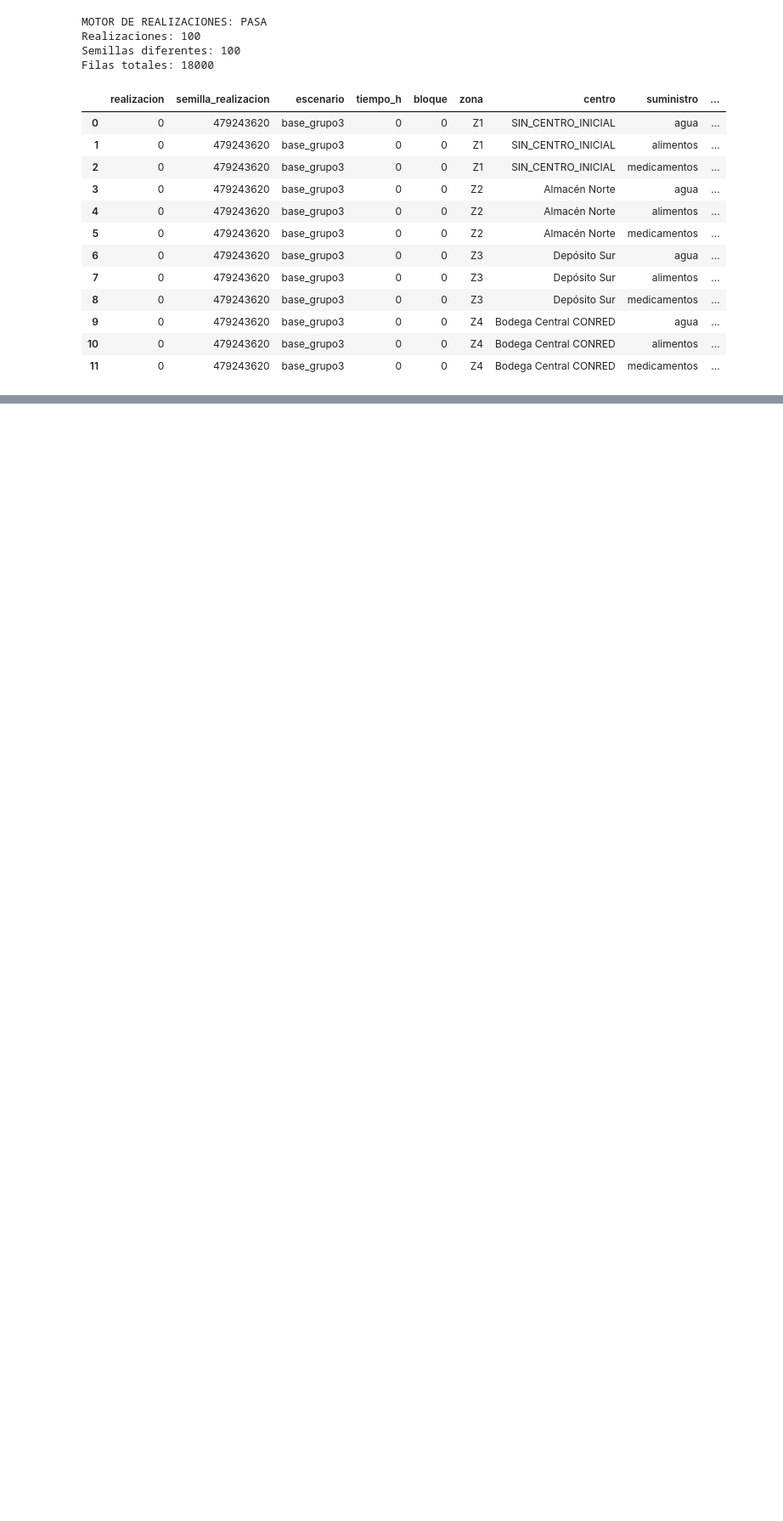
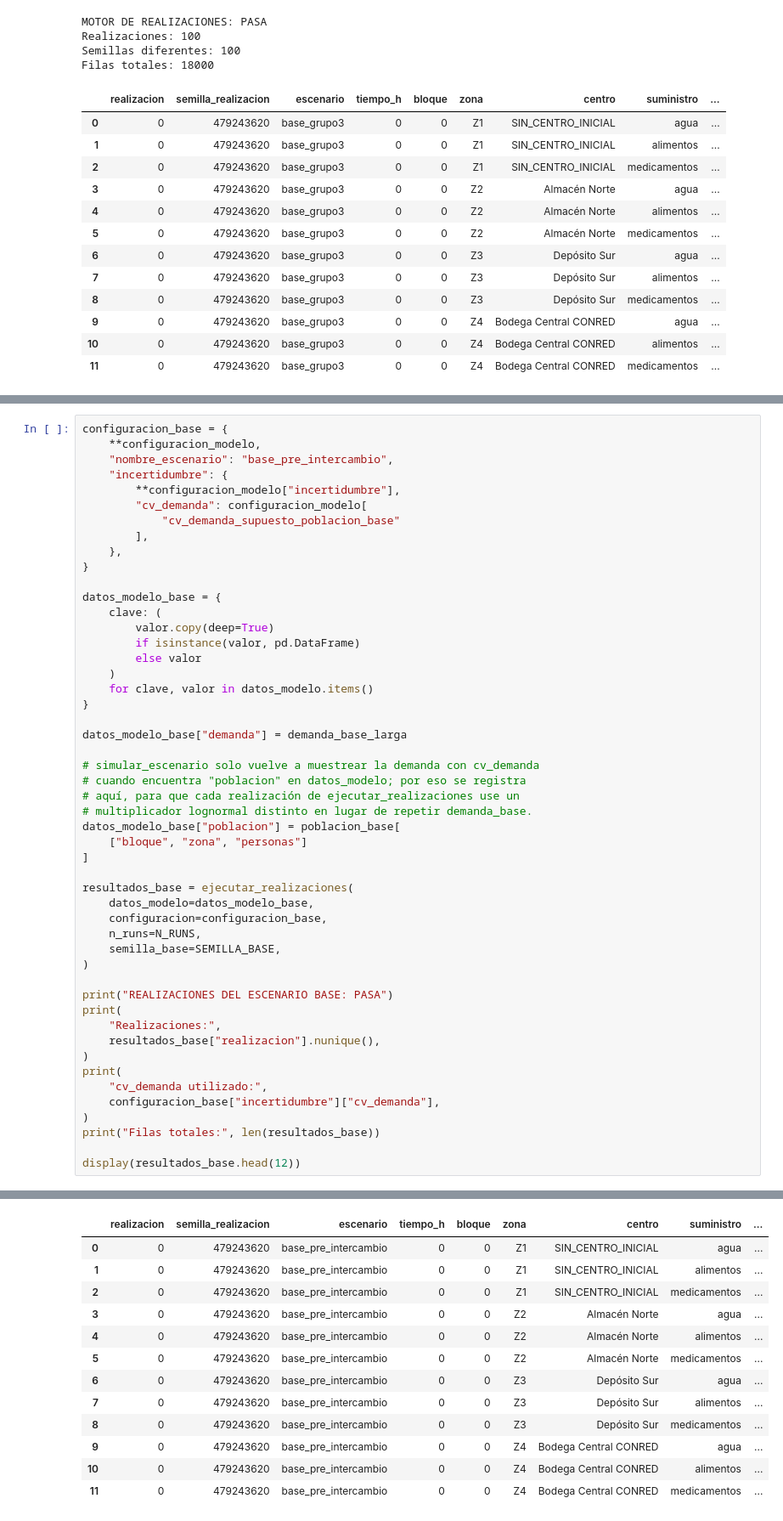
Before and after one commit to Isabella1911/MS-Examen-Practico-grupo-3, a Jupyter notebook: grupo3_cadena_suministro.ipynb, the cells around one changed output, grey strips where cells are left out. Shown at 85% size. Cells and saved outputs as stored; diff of their text form; blank space fills up the shorter version.

```diff
--- a/grupo3_cadena_suministro.ipynb
+++ b/grupo3_cadena_suministro.ipynb
@@ -4149,0 +4310,51 @@ Filas totales: 18000
+# %%
+configuracion_base = {
+    **configuracion_modelo,
+    "nombre_escenario": "base_pre_intercambio",
+    "incertidumbre": {
+        **configuracion_modelo["incertidumbre"],
+        "cv_demanda": configuracion_modelo[
+            "cv_demanda_supuesto_poblacion_base"
+        ],
+    },
+}
+
+datos_modelo_base = {
+    clave: (
+        valor.copy(deep=True)
+        if isinstance(valor, pd.DataFrame)
+        else valor
+    )
+    for clave, valor in datos_modelo.items()
+}
+
+datos_modelo_base["demanda"] = demanda_base_larga
+
+# simular_escenario solo vuelve a muestrear la demanda con cv_demanda
+# cuando encuentra "poblacion" en datos_modelo; por eso se registra
+# aquí, para que cada realización de ejecutar_realizaciones use un
+# multiplicador lognormal distinto en lugar de repetir demanda_base.
+datos_modelo_base["poblacion"] = poblacion_base[
+    ["bloque", "zona", "personas"]
+]
+
+resultados_base = ejecutar_realizaciones(
+    datos_modelo=datos_modelo_base,
+    configuracion=configuracion_base,
+    n_runs=N_RUNS,
+    semilla_base=SEMILLA_BASE,
+)
+
+print("REALIZACIONES DEL ESCENARIO BASE: PASA")
+print(
+    "Realizaciones:",
+    resultados_base["realizacion"].nunique(),
+)
+print(
+    "cv_demanda utilizado:",
+    configuracion_base["incertidumbre"]["cv_demanda"],
+)
+print("Filas totales:", len(resultados_base))
+
+display(resultados_base.head(12))
+# %% [output]
@@ -4149,0 +4365,13 @@ Filas totales: 18000
+|  | realizacion | semilla_realizacion | escenario | tiempo_h | bloque | zona | centro | suministro | ... |
+| 0 | 0 | 479243620 | base_pre_intercambio | 0 | 0 | Z1 | SIN_CENTRO_INICIAL | agua | ... |
+| 1 | 0 | 479243620 | base_pre_intercambio | 0 | 0 | Z1 | SIN_CENTRO_INICIAL | alimentos | ... |
+| 2 | 0 | 479243620 | base_pre_intercambio | 0 | 0 | Z1 | SIN_CENTRO_INICIAL | medicamentos | ... |
+| 3 | 0 | 479243620 | base_pre_intercambio | 0 | 0 | Z2 | Almacén Norte | agua | ... |
+| 4 | 0 | 479243620 | base_pre_intercambio | 0 | 0 | Z2 | Almacén Norte | alimentos | ... |
+| 5 | 0 | 479243620 | base_pre_intercambio | 0 | 0 | Z2 | Almacén Norte | medicamentos | ... |
+| 6 | 0 | 479243620 | base_pre_intercambio | 0 | 0 | Z3 | Depósito Sur | agua | ... |
+| 7 | 0 | 479243620 | base_pre_intercambio | 0 | 0 | Z3 | Depósito Sur | alimentos | ... |
+| 8 | 0 | 479243620 | base_pre_intercambio | 0 | 0 | Z3 | Depósito Sur | medicamentos | ... |
+| 9 | 0 | 479243620 | base_pre_intercambio | 0 | 0 | Z4 | Bodega Central CONRED | agua | ... |
+| 10 | 0 | 479243620 | base_pre_intercambio | 0 | 0 | Z4 | Bodega Central CONRED | alimentos | ... |
+| 11 | 0 | 479243620 | base_pre_intercambio | 0 | 0 | Z4 | Bodega Central CONRED | medicamentos | ... |
```
Also changed, not shown: parts of 11 cells of this notebook.
